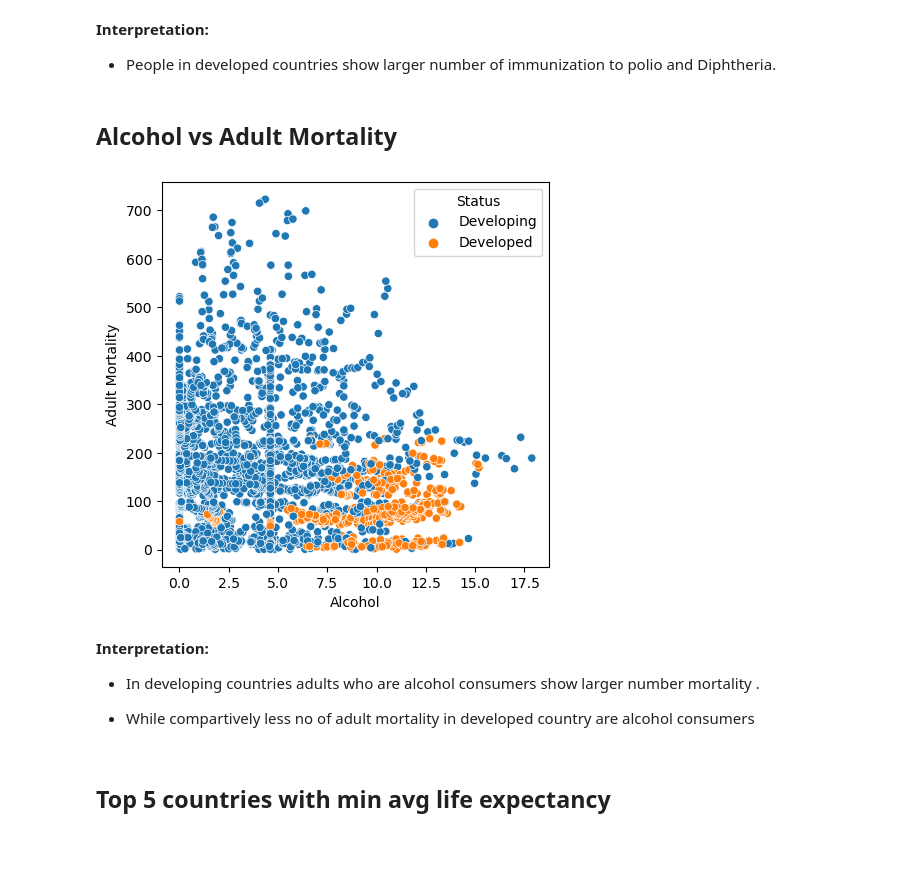
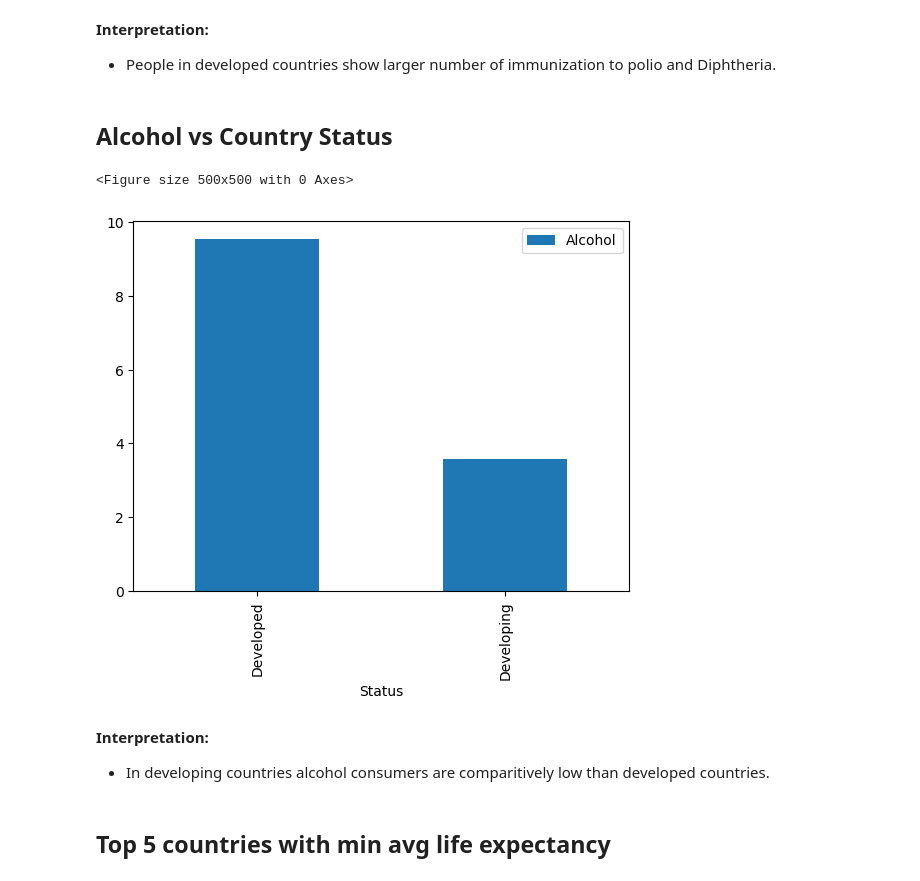
Before and after one commit to Smruti1999/Praxis, a Jupyter notebook: Life Expectancy/Life Expectancy WHO.ipynb, the cells around one changed output. Drawn from its saved outputs; the diff is of its cells as text; code cells hidden in the pictures; blank space fills up the shorter version.

```diff
--- a/Life Expectancy/Life Expectancy WHO.ipynb
+++ b/Life Expectancy/Life Expectancy WHO.ipynb
@@ -552,19 +597,19 @@ plt.show()
 
 * People in developed countries show larger number of immunization to polio and Diphtheria.
 # %% [markdown]
-## Alcohol vs Adult Mortality
+## Alcohol vs Country Status
 # %%
 plt.figure(figsize=(5,5))
-sns.scatterplot(x=le_data["Alcohol"], y=le_data["Adult Mortality"],hue=le_data["Status"])
+pd.pivot_table(le_data, values='Alcohol',index='Status' , aggfunc='mean').plot(kind='bar')
+# sns.scatterplot(x=le_data["Alcohol"],y=le_data["Adult Mortality"],hue=le_data["Status"])
 plt.show()
 # %% [output]
+<Figure size 500x500 with 0 Axes>
-[figure, old version]
+[figure, new version]
 # %% [markdown]
 **Interpretation:**
 
-* In developing countries adults who are alcohol consumers show larger number mortality .
-
-* While compartively less no of adult mortality in developed country are alcohol consumers
+* In developing countries alcohol consumers are comparitively low than developed countries.
 # %% [markdown]
 ## Top 5 countries with min avg life expectancy
 # %%
```
Also changed, not shown: parts of 50 cells of this notebook.
